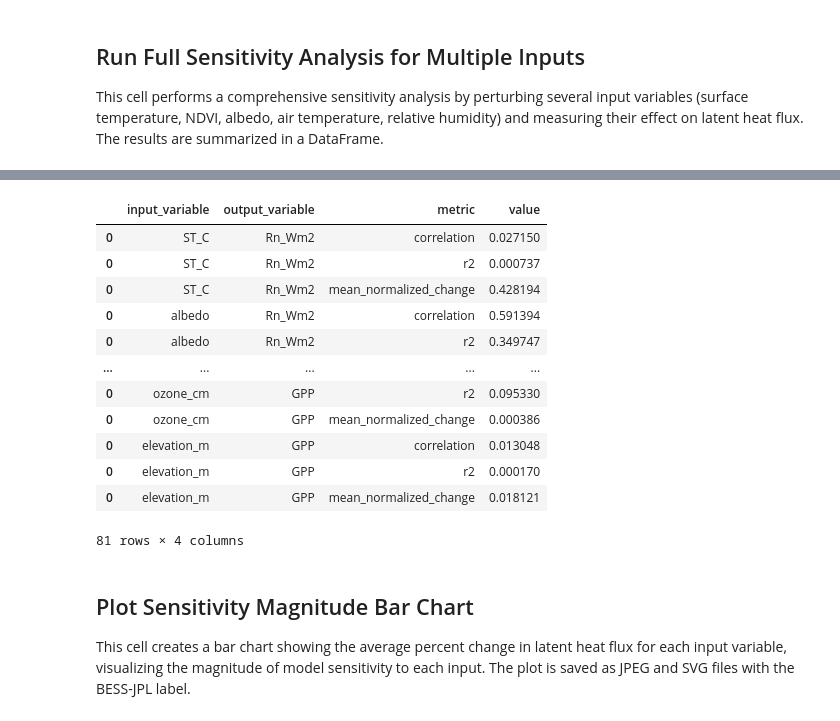
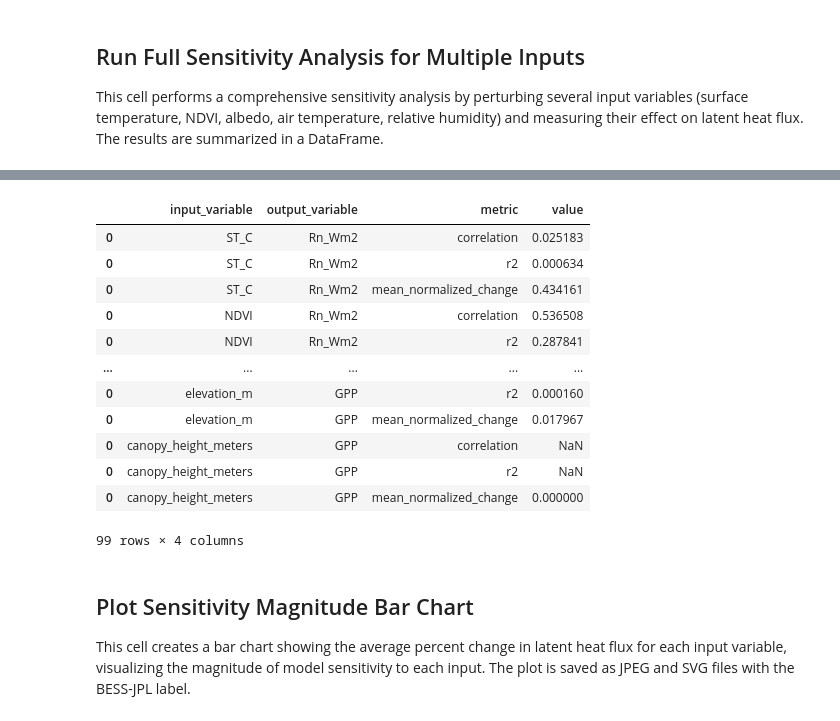
Before and after one commit to JPL-Evapotranspiration-Algorithms/BESS-JPL, a Jupyter notebook: notebooks/BESS-JPL Sensitivity with ECOv002 Cal-Val.ipynb, the cells around one changed output, grey strips where cells are left out. Cells and saved outputs as stored; diff of their text form; code cells hidden in the pictures.

```diff
--- a/notebooks/BESS-JPL Sensitivity with ECOv002 Cal-Val.ipynb
+++ b/notebooks/BESS-JPL Sensitivity with ECOv002 Cal-Val.ipynb
@@ -513,8 +513,25 @@ np.float64(0.028274570193588987)
 
 This cell performs a comprehensive sensitivity analysis by perturbing several input variables (surface temperature, NDVI, albedo, air temperature, relative humidity) and measuring their effect on latent heat flux. The results are summarized in a DataFrame.
 # %%
-input_variables = ["ST_C", "albedo", "Ta_C", "RH", "AOT", "COT", "vapor_gccm", "ozone_cm", "elevation_m"]
-output_variables = ["Rn_Wm2", "LE_Wm2", "GPP"]
+input_variables = [
+    "ST_C",
+    "NDVI",
+    "albedo",
+    "Ta_C",
+    "RH",
+    "AOT",
+    "COT",
+    "vapor_gccm",
+    "ozone_cm",
+    "elevation_m",
+    "canopy_height_meters"
+]
+
+output_variables = [
+    "Rn_Wm2",
+    "ET_daylight_kg",
+    "GPP"
+]
 
 perturbation_df, sensitivity_metrics_df = sensitivity_analysis(
     input_df=input_df,
@@ -563,16 +580,16 @@ sensitivity_metrics_df
 |  | input_variable | output_variable | metric | value |
-| 0 | ST_C | Rn_Wm2 | correlation | 0.027150 |
-| 0 | ST_C | Rn_Wm2 | r2 | 0.000737 |
-| 0 | ST_C | Rn_Wm2 | mean_normalized_change | 0.428194 |
-| 0 | albedo | Rn_Wm2 | correlation | 0.591394 |
-| 0 | albedo | Rn_Wm2 | r2 | 0.349747 |
+| 0 | ST_C | Rn_Wm2 | correlation | 0.025183 |
+| 0 | ST_C | Rn_Wm2 | r2 | 0.000634 |
+| 0 | ST_C | Rn_Wm2 | mean_normalized_change | 0.434161 |
+| 0 | NDVI | Rn_Wm2 | correlation | 0.536508 |
+| 0 | NDVI | Rn_Wm2 | r2 | 0.287841 |
 | ... | ... | ... | ... | ... |
-| 0 | ozone_cm | GPP | r2 | 0.095330 |
-| 0 | ozone_cm | GPP | mean_normalized_change | 0.000386 |
-| 0 | elevation_m | GPP | correlation | 0.013048 |
-| 0 | elevation_m | GPP | r2 | 0.000170 |
-| 0 | elevation_m | GPP | mean_normalized_change | 0.018121 |
+| 0 | elevation_m | GPP | r2 | 0.000160 |
+| 0 | elevation_m | GPP | mean_normalized_change | 0.017967 |
+| 0 | canopy_height_meters | GPP | correlation | NaN |
+| 0 | canopy_height_meters | GPP | r2 | NaN |
+| 0 | canopy_height_meters | GPP | mean_normalized_change | 0.000000 |
-81 rows × 4 columns
+99 rows × 4 columns
 # %% [markdown]
 ## Plot Sensitivity Magnitude Bar Chart
 
```
Also changed, not shown: parts of 12 cells of this notebook, 11 other files.
